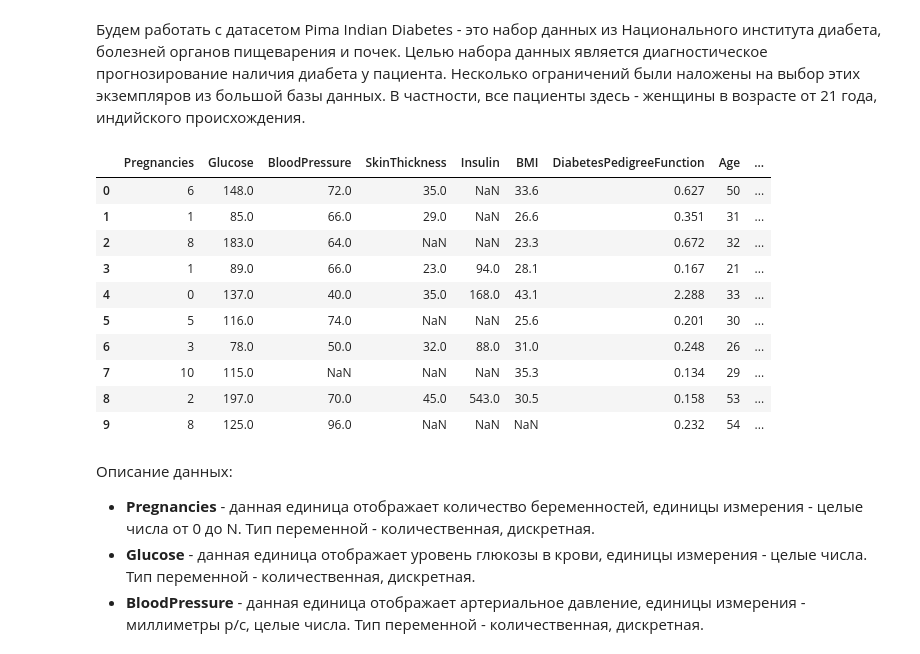
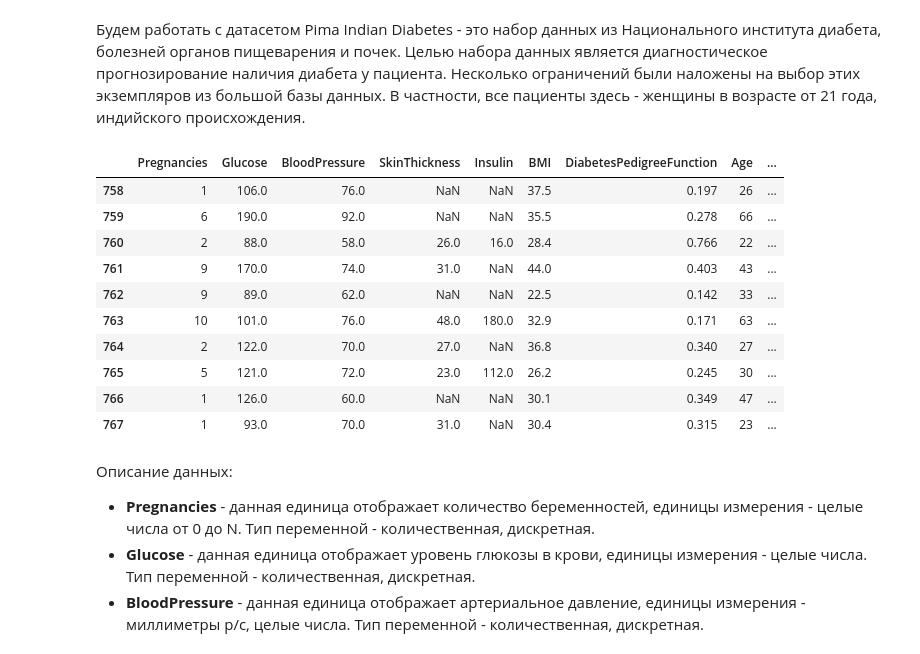
Before and after one commit to Sitych/technological_prackt, a Jupyter notebook: pandas_pract/pandas_pract 2.ipynb, the cells around one changed output. Drawn from its saved outputs; the diff is of its cells as text; code cells hidden in the pictures.

```diff
--- a/pandas_pract/pandas_pract 2.ipynb
+++ b/pandas_pract/pandas_pract 2.ipynb
@@ -11,19 +12,19 @@ from scipy.stats import norm
 Будем работать с датасетом Pima Indian Diabetes - это набор данных из Национального института диабета, болезней органов пищеварения и почек. Целью набора данных является диагностическое прогнозирование наличия диабета у пациента. Несколько ограничений были наложены на выбор этих экземпляров из большой базы данных. В частности, все пациенты здесь - женщины в возрасте от 21 года, индийского происхождения.
 # %%
 data = pd.read_csv('pima-indians-diabetes.csv')
-data.head(10)
+data.tail(10)
 # %% [output]
 |  | Pregnancies | Glucose | BloodPressure | SkinThickness | Insulin | BMI | DiabetesPedigreeFunction | Age | ... |
-| 0 | 6 | 148.0 | 72.0 | 35.0 | NaN | 33.6 | 0.627 | 50 | ... |
-| 1 | 1 | 85.0 | 66.0 | 29.0 | NaN | 26.6 | 0.351 | 31 | ... |
-| 2 | 8 | 183.0 | 64.0 | NaN | NaN | 23.3 | 0.672 | 32 | ... |
-| 3 | 1 | 89.0 | 66.0 | 23.0 | 94.0 | 28.1 | 0.167 | 21 | ... |
-| 4 | 0 | 137.0 | 40.0 | 35.0 | 168.0 | 43.1 | 2.288 | 33 | ... |
-| 5 | 5 | 116.0 | 74.0 | NaN | NaN | 25.6 | 0.201 | 30 | ... |
-| 6 | 3 | 78.0 | 50.0 | 32.0 | 88.0 | 31.0 | 0.248 | 26 | ... |
-| 7 | 10 | 115.0 | NaN | NaN | NaN | 35.3 | 0.134 | 29 | ... |
-| 8 | 2 | 197.0 | 70.0 | 45.0 | 543.0 | 30.5 | 0.158 | 53 | ... |
-| 9 | 8 | 125.0 | 96.0 | NaN | NaN | NaN | 0.232 | 54 | ... |
+| 758 | 1 | 106.0 | 76.0 | NaN | NaN | 37.5 | 0.197 | 26 | ... |
+| 759 | 6 | 190.0 | 92.0 | NaN | NaN | 35.5 | 0.278 | 66 | ... |
+| 760 | 2 | 88.0 | 58.0 | 26.0 | 16.0 | 28.4 | 0.766 | 22 | ... |
+| 761 | 9 | 170.0 | 74.0 | 31.0 | NaN | 44.0 | 0.403 | 43 | ... |
+| 762 | 9 | 89.0 | 62.0 | NaN | NaN | 22.5 | 0.142 | 33 | ... |
+| 763 | 10 | 101.0 | 76.0 | 48.0 | 180.0 | 32.9 | 0.171 | 63 | ... |
+| 764 | 2 | 122.0 | 70.0 | 27.0 | NaN | 36.8 | 0.340 | 27 | ... |
+| 765 | 5 | 121.0 | 72.0 | 23.0 | 112.0 | 26.2 | 0.245 | 30 | ... |
+| 766 | 1 | 126.0 | 60.0 | NaN | NaN | 30.1 | 0.349 | 47 | ... |
+| 767 | 1 | 93.0 | 70.0 | 31.0 | NaN | 30.4 | 0.315 | 23 | ... |
 # %% [markdown]
 Описание данных:
 
```
Also changed, not shown: parts of 39 cells of this notebook.
